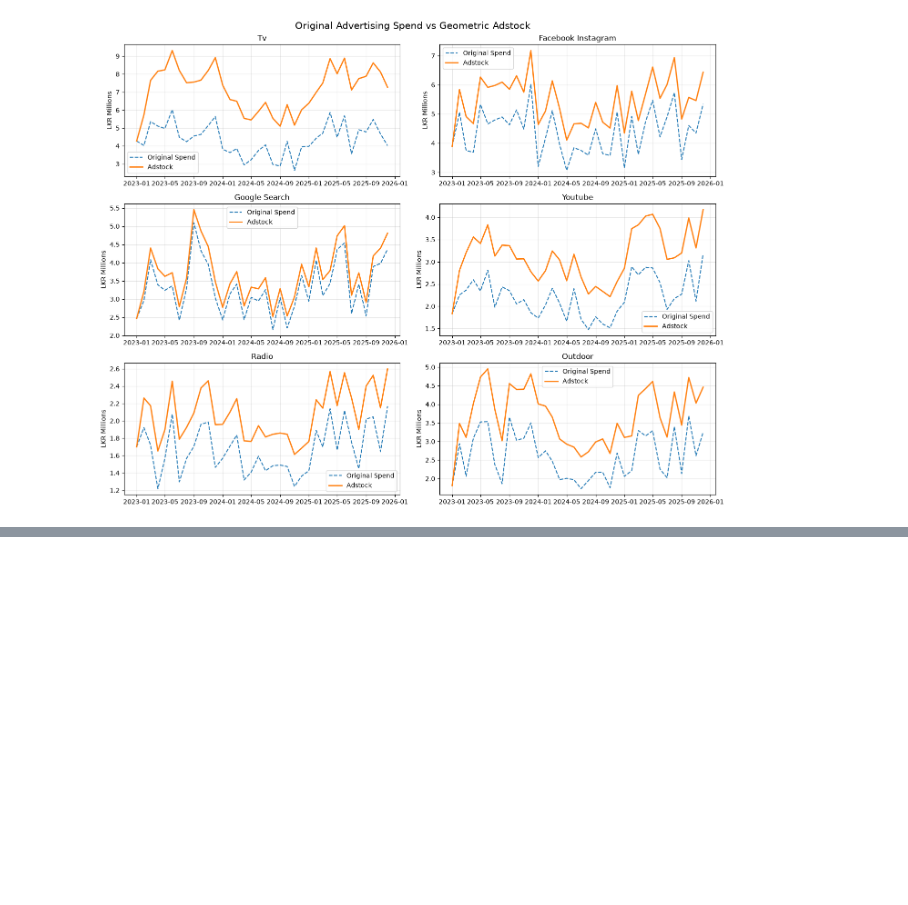
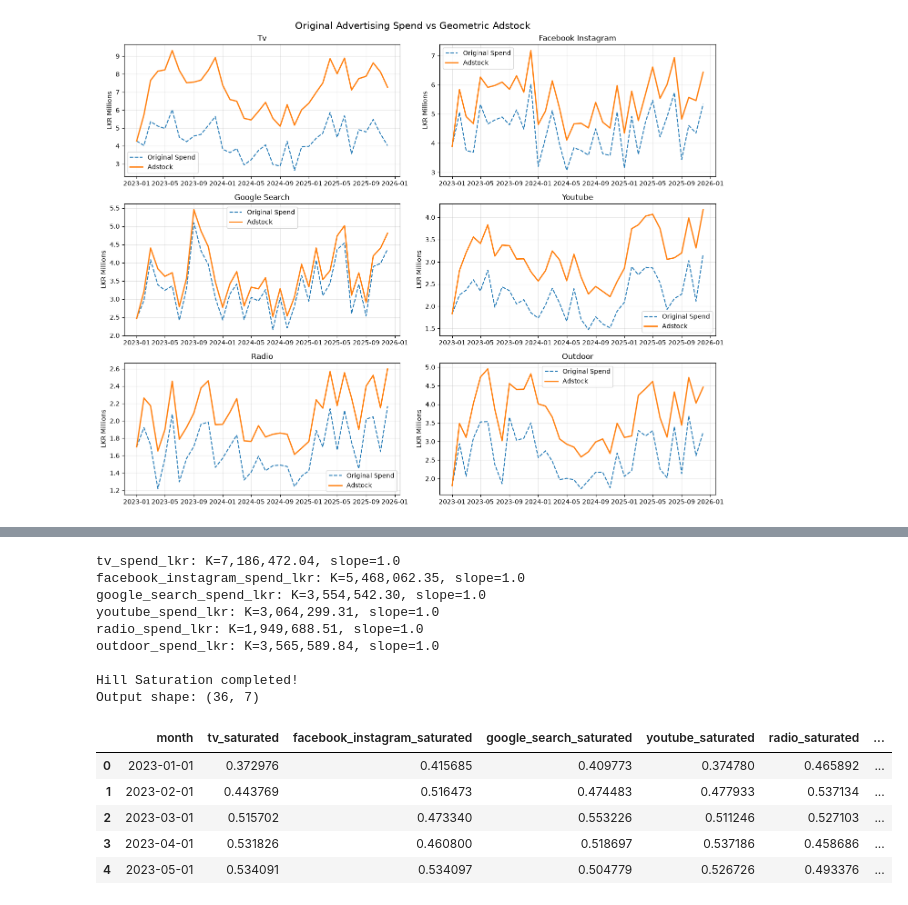
Before and after one commit to IBL11/mmm-budget-optimization, a Jupyter notebook: notebooks/04_transformations.ipynb, the cells around one changed output, grey strips where cells are left out. Drawn from its saved outputs; the diff is of its cells as text; code cells hidden in the pictures; blank space fills up the shorter version.

```diff
--- a/notebooks/04_transformations.ipynb
+++ b/notebooks/04_transformations.ipynb
@@ -312,0 +424,46 @@ plt.show()
+# %%
+
+# Keep saturation features separate
+saturation_df = df[["month"]].copy()
+
+for channel in channels:
+
+    base = channel.removesuffix("_spend_lkr")
+
+    adstock_col = f"{base}_adstock_lkr"
+    saturation_col = f"{base}_saturated"
+
+    # Preliminary half-saturation
+    k = half_sat_params[channel]
+
+    # Slope from existing configuration
+    slope = params["saturation"][channel]["slope"]
+
+    saturation_df[saturation_col] = hill_saturation(
+        adstock_df[adstock_col].to_numpy(dtype=float),
+        half_sat=k,
+        slope=slope
+    )
+
+    print(f"{channel}: K={k:,.2f}, slope={slope}")
+
+print("\nHill Saturation completed!")
+print("Output shape:", saturation_df.shape)
+
+display(saturation_df.head())
+# %% [output]
+tv_spend_lkr: K=7,186,472.04, slope=1.0
+facebook_instagram_spend_lkr: K=5,468,062.35, slope=1.0
+google_search_spend_lkr: K=3,554,542.30, slope=1.0
+youtube_spend_lkr: K=3,064,299.31, slope=1.0
+radio_spend_lkr: K=1,949,688.51, slope=1.0
+outdoor_spend_lkr: K=3,565,589.84, slope=1.0
+
+Hill Saturation completed!
+Output shape: (36, 7)
+|  | month | tv_saturated | facebook_instagram_saturated | google_search_saturated | youtube_saturated | radio_saturated | ... |
+| 0 | 2023-01-01 | 0.372976 | 0.415685 | 0.409773 | 0.374780 | 0.465892 | ... |
+| 1 | 2023-02-01 | 0.443769 | 0.516473 | 0.474483 | 0.477933 | 0.537134 | ... |
+| 2 | 2023-03-01 | 0.515702 | 0.473340 | 0.553226 | 0.511246 | 0.527103 | ... |
+| 3 | 2023-04-01 | 0.531826 | 0.460800 | 0.518697 | 0.537186 | 0.458686 | ... |
+| 4 | 2023-05-01 | 0.534091 | 0.534097 | 0.504779 | 0.526726 | 0.493376 | ... |
```
Also changed, not shown: parts of 6 cells of this notebook, 1 other file.
